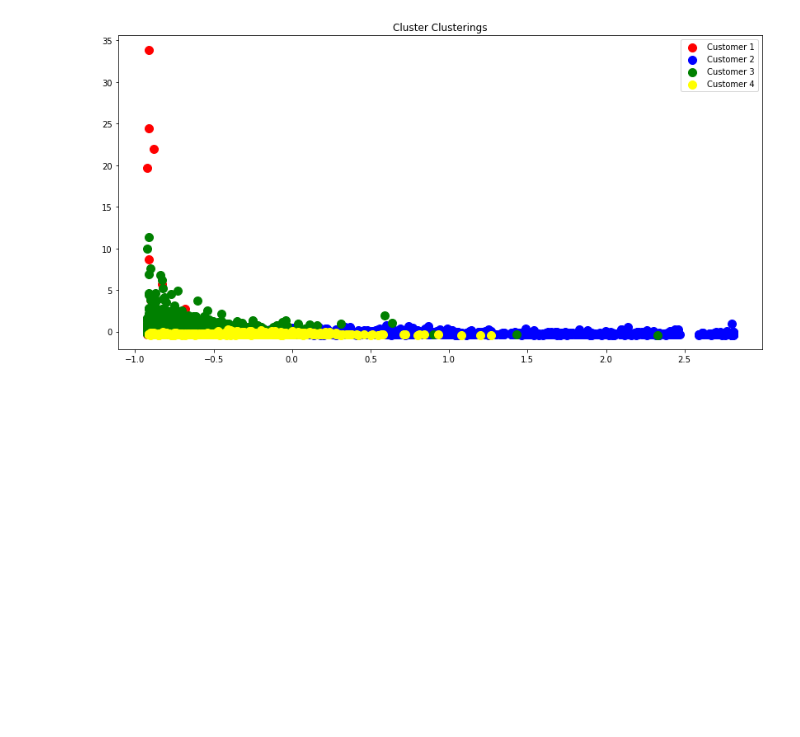
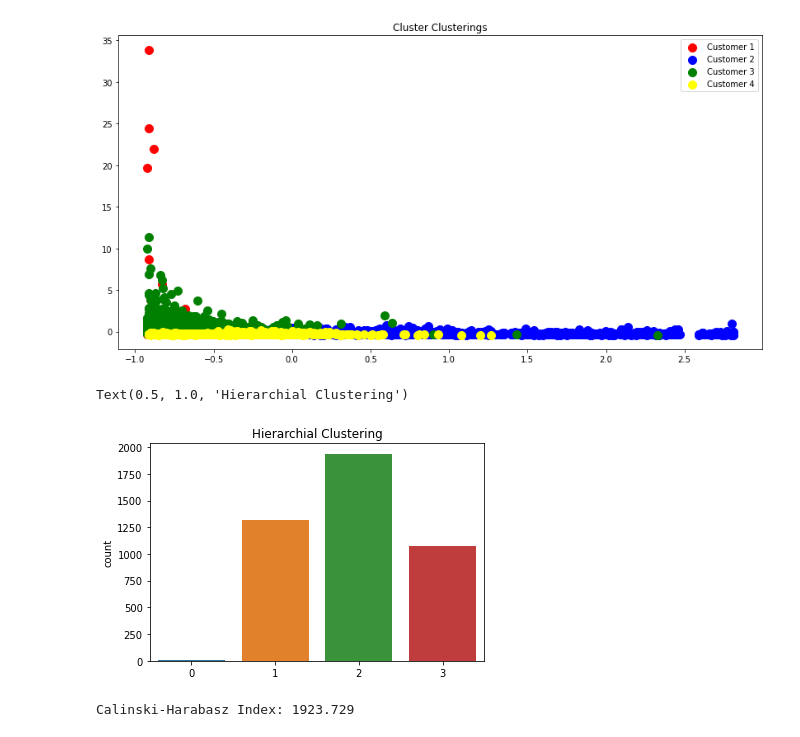
Before and after one commit to Mmbsaksd/Customer-segmentation, a Jupyter notebook: Customer_Segmentation.ipynb, the cells around one changed output. Saved outputs shown, nothing was run; the diff lists cells and outputs as text; code cells hidden in the pictures; blank space fills up the shorter version.

```diff
--- a/Customer_Segmentation.ipynb
+++ b/Customer_Segmentation.ipynb
@@ -713,6 +714,7 @@ plt.show
 #Fitting the hierarchial clustering into datasets
 from sklearn.cluster import AgglomerativeClustering
 hc = AgglomerativeClustering(n_clusters=4, affinity='euclidean', linkage='ward')
+hcm = hc.fit(x)
 y_pred = hc.fit_predict(x)
 # %%
 #Plottring the clustering on hierarchial clustering
@@ -727,3 +729,15 @@ plt.legend()
 plt.show()
 # %% [output]
 [figure]
+# %%
+sns.countplot(hc.labels_)
+plt.title("Hierarchial Clustering")
+# %% [output]
+Text(0.5, 1.0, 'Hierarchial Clustering')
+[figure, added]
+# %%
+#Model Evaluation
+labels = hc.labels_
+print("Calinski-Harabasz Index: %0.3f"% calinski_harabasz_score(x,labels))
+# %% [output]
+Calinski-Harabasz Index: 1923.729
```
Also changed, not shown: parts of 9 cells of this notebook.
